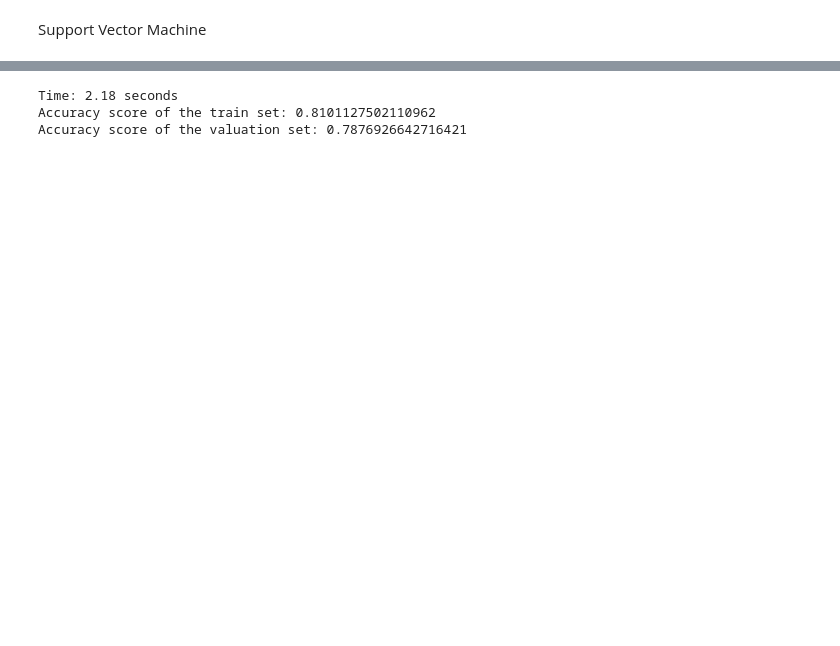
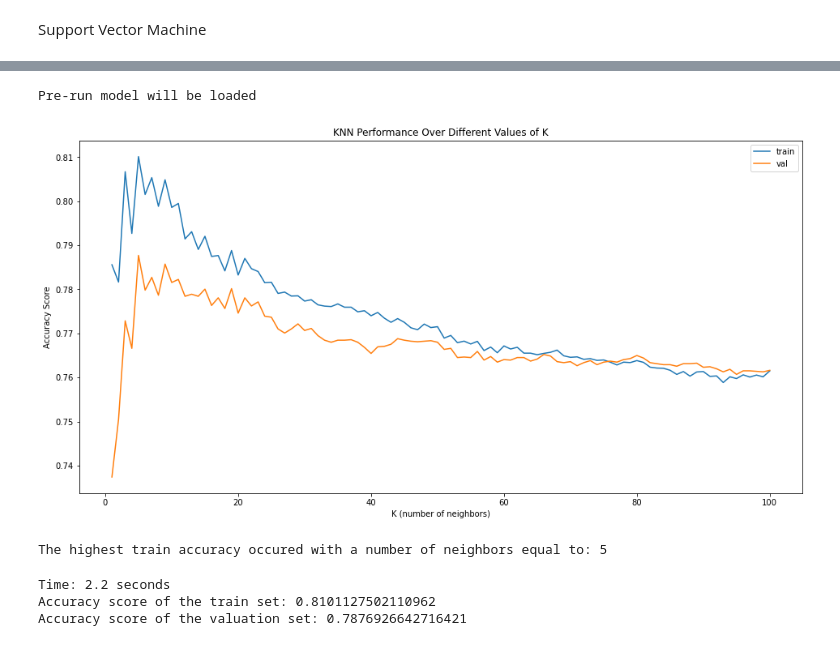
Before and after one commit to JordanFortney/recruitmentTargetsML, a Jupyter notebook: hrAnalytics.ipynb, the cells around one changed output, grey strips where cells are left out. Saved outputs shown, nothing was run; the diff lists cells and outputs as text; code cells hidden in the pictures; blank space fills up the shorter version.

```diff
--- a/hrAnalytics.ipynb
+++ b/hrAnalytics.ipynb
@@ -976,8 +1022,50 @@ Accuracy score of the valuation set: 0.7358906014601924
+# %%
+train_accuracies2 = []
+test_accuracies2 = []
+K_values2 = []
+
+if (os.path.exists('trainAccuracies2.joblib') & os.path.exists('testAccuracies2.joblib') & os.path.exists('kValues2.joblib')):
+    train_accuracies2 = joblib.load('trainAccuracies2.joblib')
+    test_accuracies2 = joblib.load('testAccuracies2.joblib')
+    K_values2 = joblib.load('kValues2.joblib')
+    print("Pre-run model will be loaded")
+else:
+    for k in range(1, 101):
+
+            knnXrfe = KNeighborsClassifier(n_neighbors=k).fit(x1_train, y1_train)
+
+            y_train_pred = knnXrfe.predict(x1_train)
+            y_test_pred = knnXrfe.predict(x1_val)
+
+            train_accuracies2.append(accuracy_score(y1_train, y_train_pred))
+            test_accuracies2.append(accuracy_score(y1_val, y_test_pred))
+            K_values2.append(k)
+
+            print(f"K={k}/100", end="\r")
+
+    joblib.dump(train_accuracies2, 'trainAccuracies2.joblib')
+    joblib.dump(test_accuracies2, 'testAccuracies2.joblib')
+    joblib.dump(K_values2, 'kValues2.joblib')
+# %% [output]
+Pre-run model will be loaded
+# %%
+plt.figure(figsize=(16,8))
+plt.plot(K_values2, train_accuracies2, label="train")
+plt.plot(K_values2, test_accuracies2, label="val")
+plt.xlabel("K (number of neighbors)")
+plt.ylabel("Accuracy Score")
+plt.title("KNN Performance Over Different Values of K")
+plt.legend()
+plt.show()
+print(f"The highest train accuracy occured with a number of neighbors equal to: {K_values2[test_accuracies2.index(max(test_accuracies2))]}")
+# %% [output]
+[figure, added]
+The highest train accuracy occured with a number of neighbors equal to: 5
 # %%
 start = time.time()
 timeResultsData = []
 
-knnXrfe = KNeighborsClassifier().fit(x1_train, y1_train)
+knnXrfe = KNeighborsClassifier(n_neighbors = 5).fit(x1_train, y1_train)
 
 y1_train_pred = knnXrfe.predict(x1_train)
 y1_val_pred = knnXrfe.predict(x1_val)
@@ -996,6 +1084,6 @@ print(f"Time: {totalTime} seconds")
 print(f"Accuracy score of the train set: {trainScore}")
 print(f"Accuracy score of the valuation set: {valScore}")
 # %% [output]
-Time: 2.18 seconds
+Time: 2.2 seconds
 Accuracy score of the train set: 0.8101127502110962
 Accuracy score of the valuation set: 0.7876926642716421
```
Also changed, not shown: parts of 26 cells of this notebook, 16 other files.
